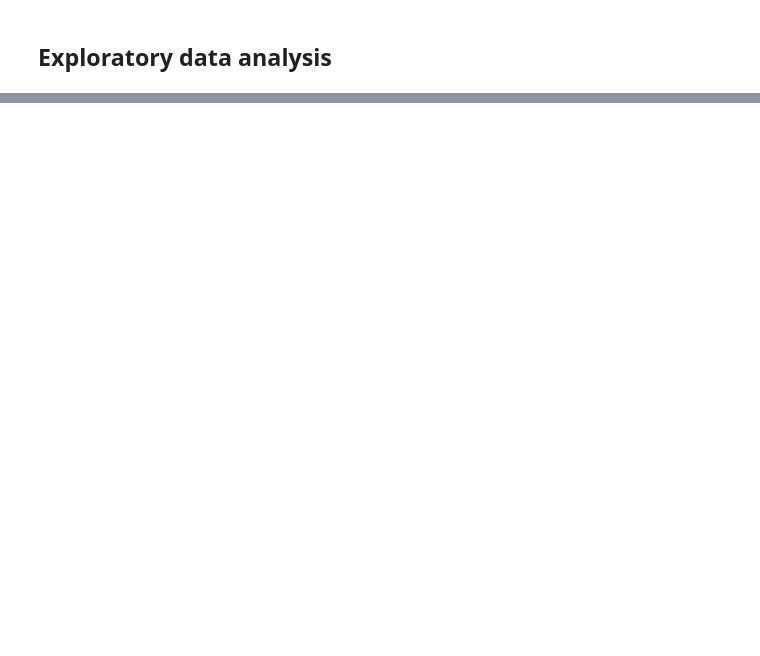
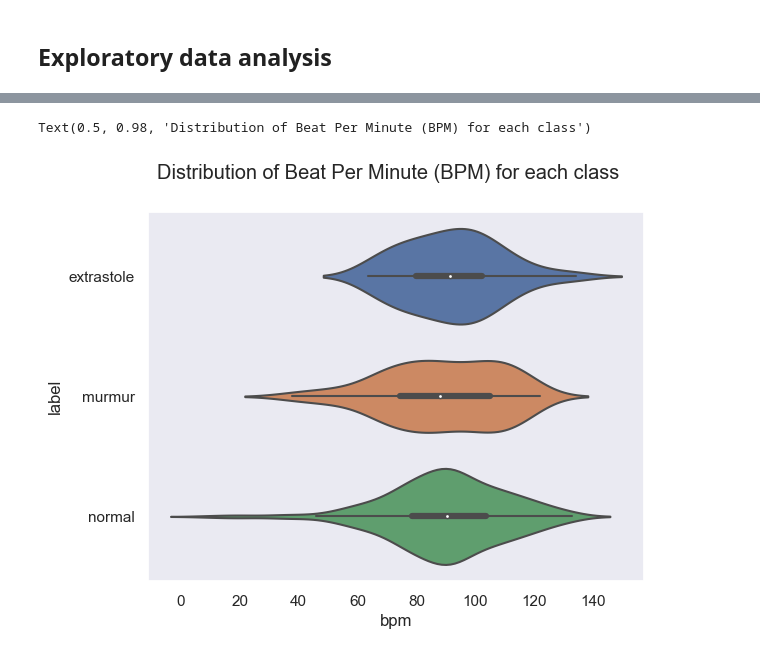
Before and after one commit to NattapolChan/SC1015-PROJECT, a Jupyter notebook: EDA.ipynb, the cells around one changed output, grey strips where cells are left out. Drawn from its saved outputs; the diff is of its cells as text; code cells hidden in the pictures; blank space fills up the shorter version.

```diff
--- a/EDA.ipynb
+++ b/EDA.ipynb
@@ -44,0 +86,7 @@ axes[2].set_ylim([0, 2500])
+# %%
+sb.violinplot(data=dataset.metadata, x="bpm", y="label")
+plt.plot()
+plt.suptitle('Distribution of Beat Per Minute (BPM) for each class')
+# %% [output]
+Text(0.5, 0.98, 'Distribution of Beat Per Minute (BPM) for each class')
+[figure, added]
```
Also changed, not shown: parts of 7 cells of this notebook, 1 other file.
